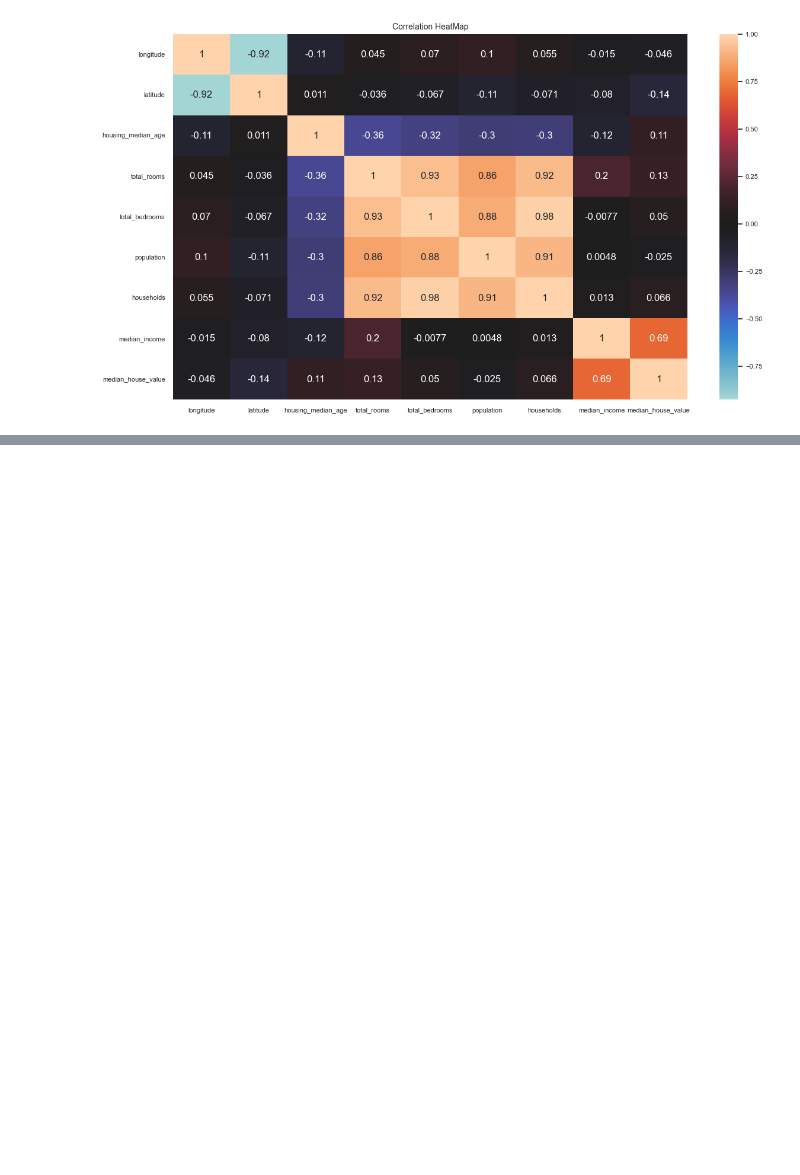
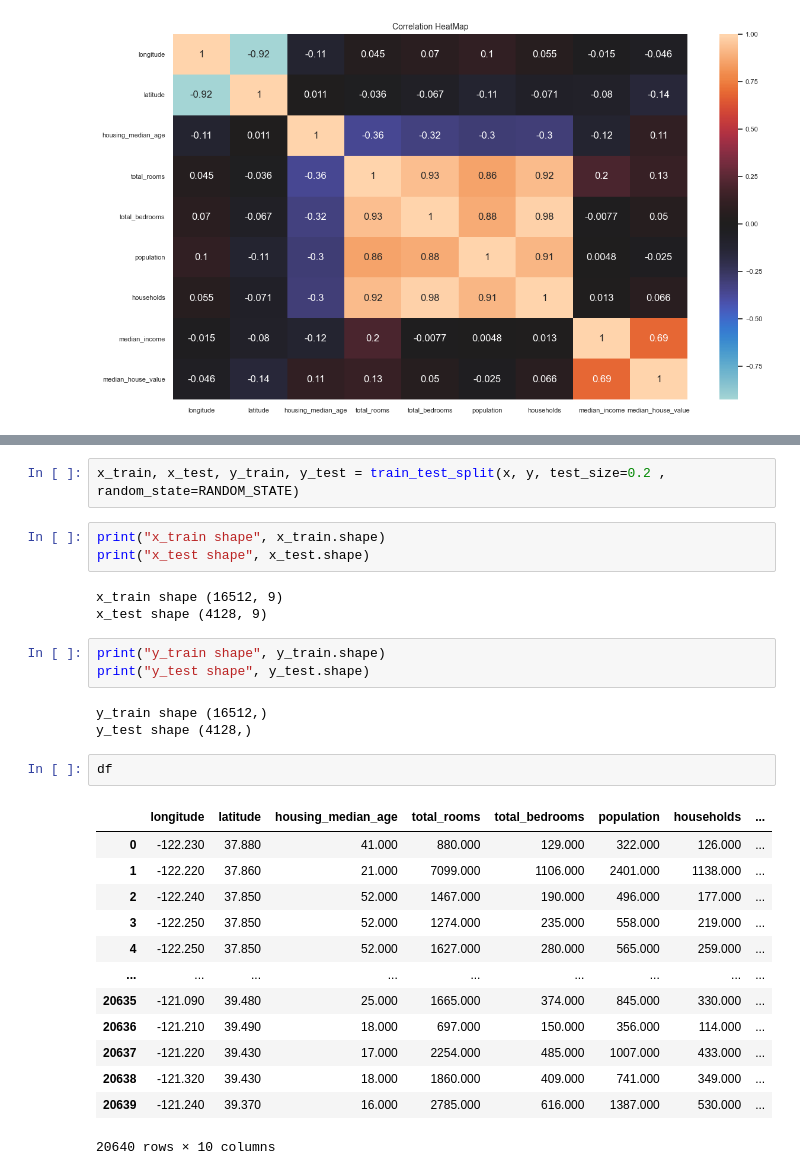
Before and after one commit to Sufiyan1637/House_Price_Prediction, a Jupyter notebook: prediction.ipynb, the cells around one changed output, grey strips where cells are left out. Drawn from its saved outputs; the diff is of its cells as text; blank space fills up the shorter version.

```diff
--- a/prediction.ipynb
+++ b/prediction.ipynb
@@ -193,0 +224,30 @@ plt.show()
+# %%
+x_train, x_test, y_train, y_test = train_test_split(x, y, test_size=0.2 , random_state=RANDOM_STATE)
+# %%
+print("x_train shape", x_train.shape)
+print("x_test shape", x_test.shape)
+# %% [output]
+x_train shape (16512, 9)
+x_test shape (4128, 9)
+# %%
+print("y_train shape", y_train.shape)
+print("y_test shape", y_test.shape)
+# %% [output]
+y_train shape (16512,)
+y_test shape (4128,)
+# %%
+df
+# %% [output]
+|  | longitude | latitude | housing_median_age | total_rooms | total_bedrooms | population | households | ... |
+| 0 | -122.230 | 37.880 | 41.000 | 880.000 | 129.000 | 322.000 | 126.000 | ... |
+| 1 | -122.220 | 37.860 | 21.000 | 7099.000 | 1106.000 | 2401.000 | 1138.000 | ... |
+| 2 | -122.240 | 37.850 | 52.000 | 1467.000 | 190.000 | 496.000 | 177.000 | ... |
+| 3 | -122.250 | 37.850 | 52.000 | 1274.000 | 235.000 | 558.000 | 219.000 | ... |
+| 4 | -122.250 | 37.850 | 52.000 | 1627.000 | 280.000 | 565.000 | 259.000 | ... |
+| ... | ... | ... | ... | ... | ... | ... | ... | ... |
+| 20635 | -121.090 | 39.480 | 25.000 | 1665.000 | 374.000 | 845.000 | 330.000 | ... |
+| 20636 | -121.210 | 39.490 | 18.000 | 697.000 | 150.000 | 356.000 | 114.000 | ... |
+| 20637 | -121.220 | 39.430 | 17.000 | 2254.000 | 485.000 | 1007.000 | 433.000 | ... |
+| 20638 | -121.320 | 39.430 | 18.000 | 1860.000 | 409.000 | 741.000 | 349.000 | ... |
+| 20639 | -121.240 | 39.370 | 16.000 | 2785.000 | 616.000 | 1387.000 | 530.000 | ... |
+20640 rows × 10 columns
```
Also changed, not shown: parts of 8 cells of this notebook.
